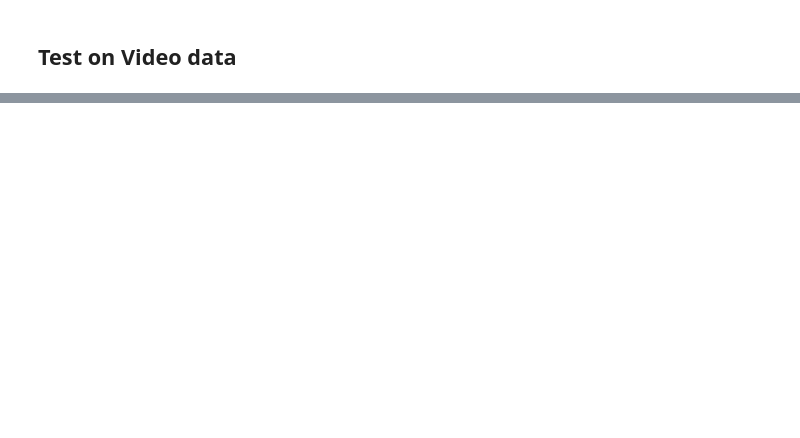
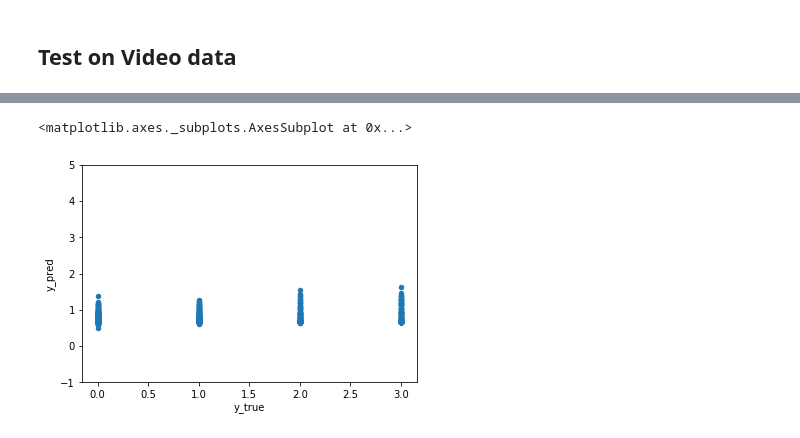
Before and after one commit to wenshuoliu/DLproj, a Jupyter notebook: UC_colonoscopy/phase2.ipynb, the cells around one changed output, grey strips where cells are left out. Cells and saved outputs as stored; diff of their text form; code cells hidden in the pictures; blank space fills up the shorter version.

```diff
--- a/UC_colonoscopy/phase2.ipynb
+++ b/UC_colonoscopy/phase2.ipynb
@@ -290,0 +596,5 @@ video_labels = pd.read_excel(video_path+'UC_Images_Labels/UC_deeplearning_imageL
+# %%
+out_df.plot.scatter(x='y_true', y='y_pred', ylim=(-1, 5))
+# %% [output]
+<matplotlib.axes._subplots.AxesSubplot at 0x...>
+[figure, added]
```
Also changed, not shown: parts of 102 cells of this notebook, 9 other files.
